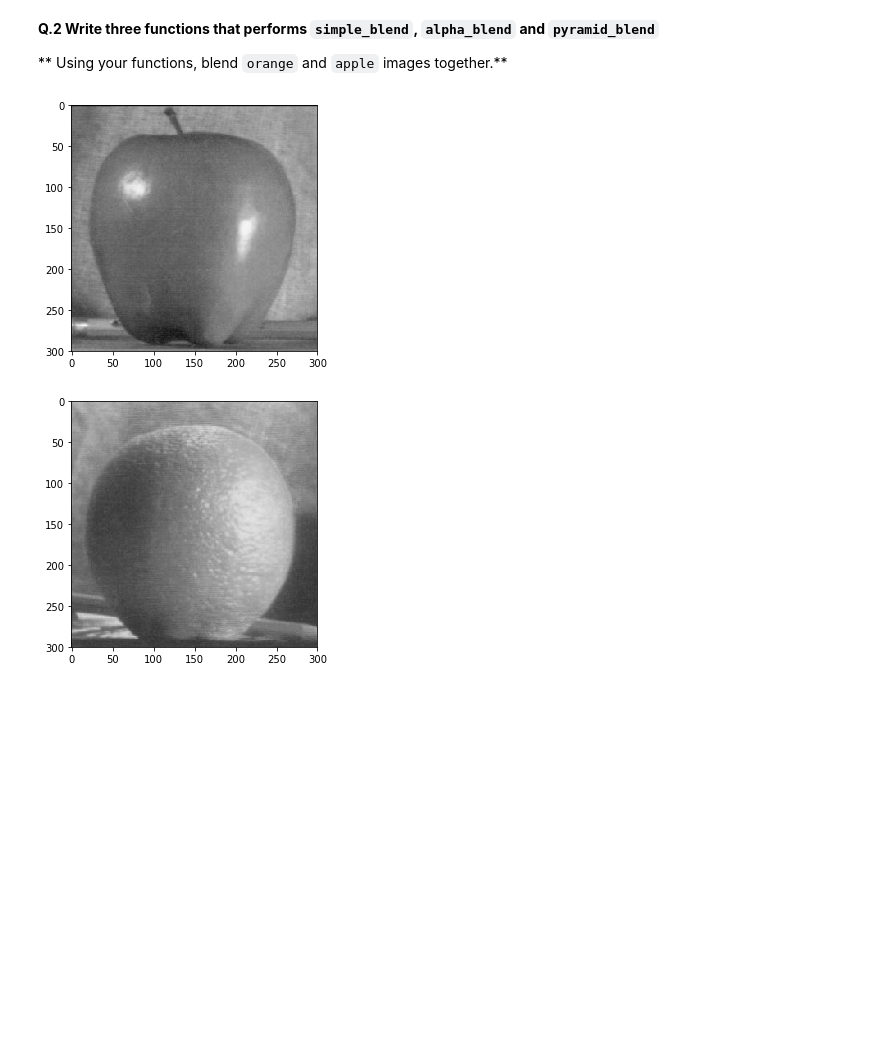
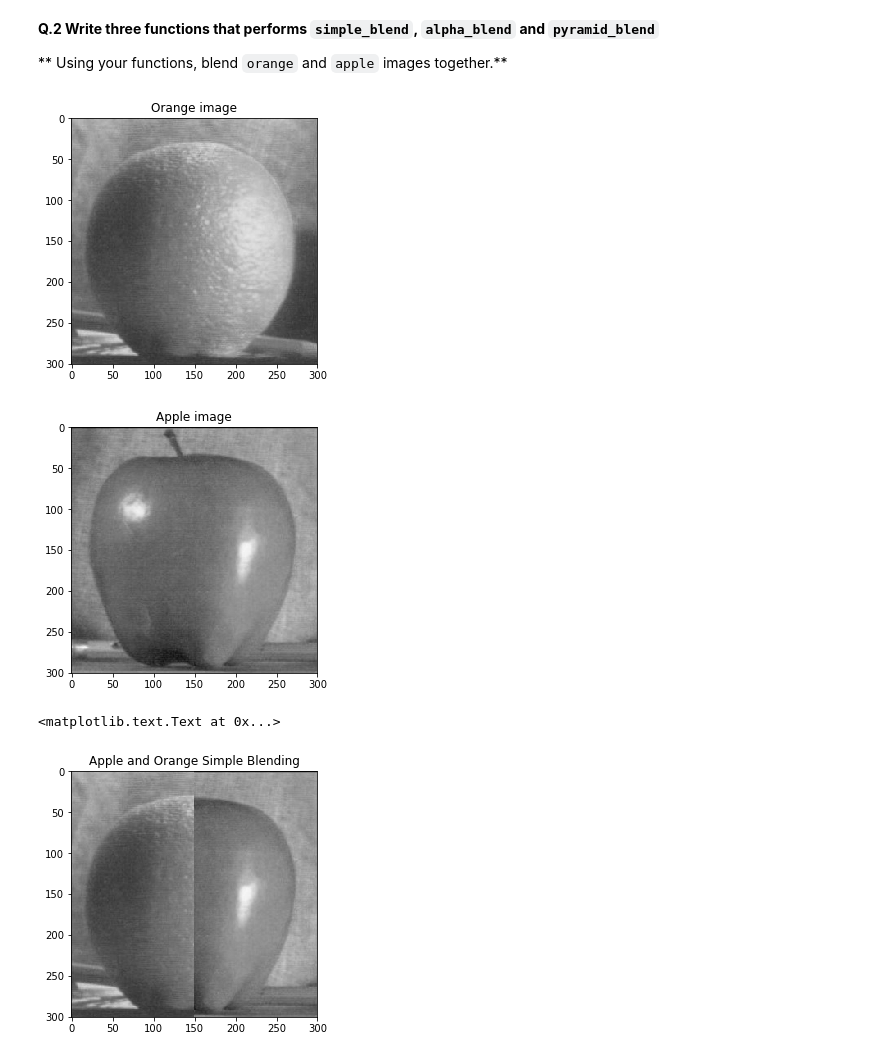
Before and after one commit to Amayawson/B31XB-IIP-TP-1718, a Jupyter notebook: 3-interpolation-blending/3-interpolation-blending.ipynb, the cells around one changed output. Saved outputs shown, nothing was run; the diff lists cells and outputs as text; code cells hidden in the pictures; blank space fills up the shorter version.

```diff
--- a/3-interpolation-blending/3-interpolation-blending.ipynb
+++ b/3-interpolation-blending/3-interpolation-blending.ipynb
@@ -74,23 +80,37 @@ plt.show()
 **Q.2 Write three functions that performs `simple_blend`, `alpha_blend` and `pyramid_blend`**
 
 ** Using your functions, blend `orange` and `apple` images together.**
-# %%
-img_path = './images/'
-img_name = 'apple.jpeg'
-apple_gray = io.imread(img_path.__add__(img_name), as_grey=True)
-io.imshow(apple_gray)
-plt.show()
-
-img_path = './images/'
-img_name = 'orange.jpeg'
-orange_gray = io.imread(img_path.__add__(img_name), as_grey=True)
-io.imshow(orange_gray)
-plt.show()
-
-def simple_blend(img1,img2):
-
-    img = np.zeros(np.shape(img1))*2
-    for  i range(0,img2,shaoe[0]-1)
-# %% [output]
-[figure, removed]
-[figure, removed]
+# %%
+def simple_blend(img1, img2):
+
+    img = np.zeros(np.shape(img1))
+    row, col = np.shape(img)
+    for i in range(0, row):
+        for j in range(0, col):
+            img[i,j]=img2[i,j]
+    for i in range(0, row):
+        for j in range(0, np.ceil(col/2).astype('ubyte')):
+            img[i,j]=img1[i,j]
+    return img
+
+
+Orange_img = io.imread("./images/orange.jpeg",as_grey=True)
+Apple_img =  io.imread("./images/apple.jpeg",as_grey=True)
+blend_img = simple_blend(apple_gray, orange_gray)
+
+io.imshow(Orange_img)
+plt.title('Orange image')
+io.show()
+
+io.imshow(Apple_img)
+plt.title('Apple image')
+io.show()
+
+b_simple = simple_blend(Orange_img,Apple_img)
+io.imshow(b_simple)
+plt.title('Apple and Orange Simple Blending')
+# %% [output]
+[figure, added]
+[figure, added]
+<matplotlib.text.Text at 0x...>
+[figure, added]
```
Also changed, not shown: parts of 6 cells of this notebook.
